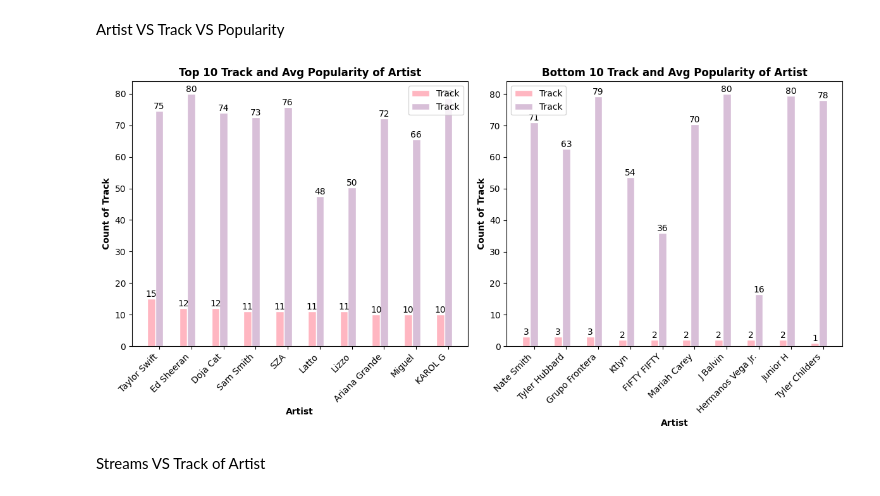
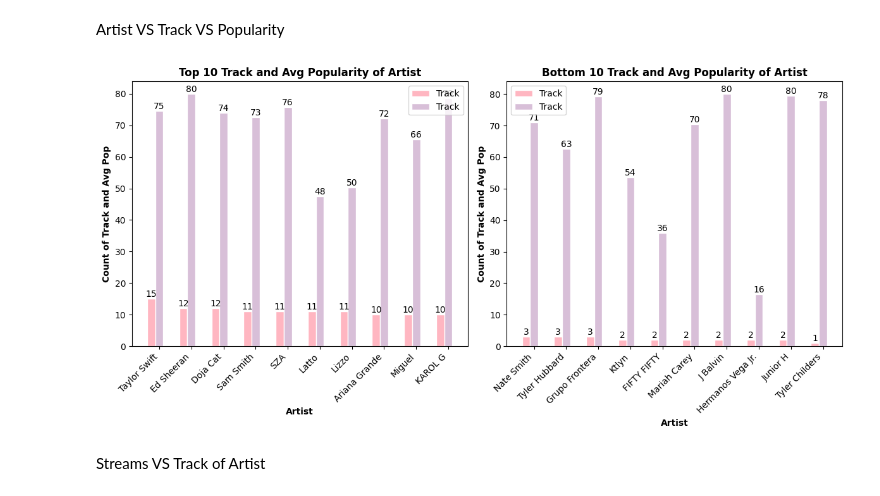
Before and after one commit to SteveOat/Hit-Song, a Jupyter notebook: เบนซ์แก้.ipynb, the cells around one changed output. Cells and saved outputs as stored; diff of their text form; code cells hidden in the pictures.

```diff
--- a/เบนซ์แก้.ipynb
+++ b/เบนซ์แก้.ipynb
@@ -646,34 +646,34 @@ def create_grouped_bar_chart(ax, data1, data2, title):
 
     # Add xticks on the middle of the group bars
     ax.set_xlabel("Artist", fontweight='bold')
     ax.set_xticks([r + barWidth for r in range(len(data1['Artist']))])
     ax.set_xticklabels(data1['Artist'], rotation=45, ha='right')
 
     # Add ylabel and title
-    ax.set_ylabel("Count of Track", fontweight='bold')
+    ax.set_ylabel("Count of Track and Avg Pop", fontweight='bold')
     ax.set_title(title, fontweight='bold')
 
     for bar in bar1+bar2:
         height = bar.get_height()
         ax.text(bar.get_x() + bar.get_width() / 2, height,
                 f'{height:.0f}', ha='center', va='bottom')
 
     # Add legend
     ax.legend()
 
 # Create grouped bar chart for top 10
 create_grouped_bar_chart(ax1,top_10_track,top_10_pop, "Top 10 Track and Avg Popularity of Artist")
 
 # Get the bottom 10 rows for both columns
 bottom_10_track = cluster_artist_count[['Artist','Track']].tail(10)
 bottom_10_pop = cluster_artist_count[['Artist','Popularity']].tail(10)
 # Create grouped bar chart for bottom 10
 create_grouped_bar_chart(ax2, bottom_10_track,bottom_10_pop, "Bottom 10 Track and Avg Popularity of Artist")
 
 # Adjust layout and show the plot
 plt.tight_layout()
 plt.show()
 # %% [output]
-[figure, old version]
+[figure, new version]
 # %% [markdown]
 Streams VS Track of Artist
```
